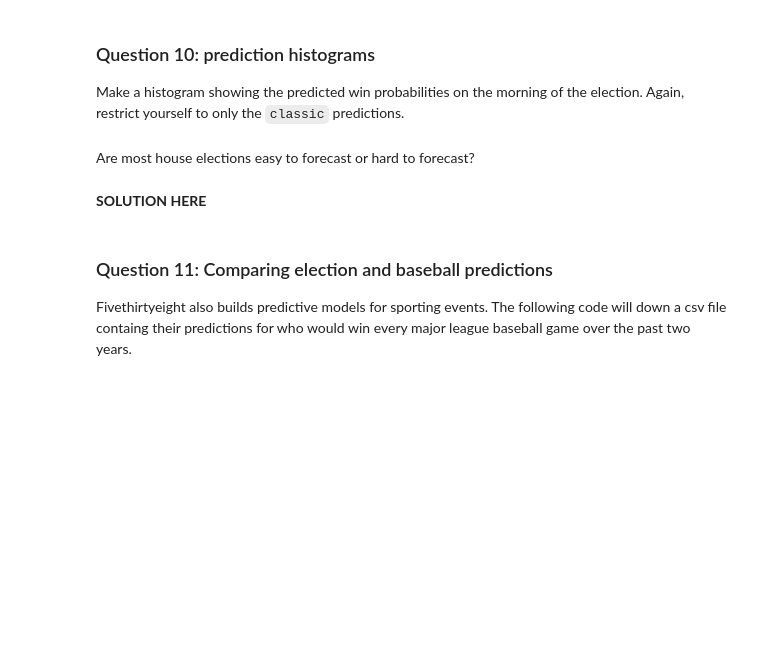
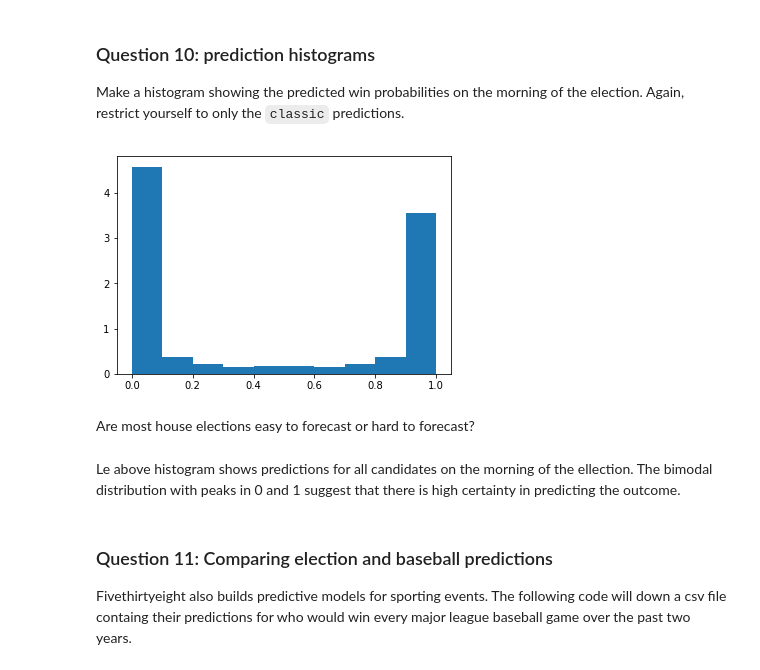
Before and after one commit to jcvdav/Spring2019, a Jupyter notebook: homeworks/homework1/student/homework1.ipynb, the cells around one changed output. Drawn from its saved outputs; the diff is of its cells as text; code cells hidden in the pictures; blank space fills up the shorter version.

```diff
--- a/homeworks/homework1/student/homework1.ipynb
+++ b/homeworks/homework1/student/homework1.ipynb
@@ -276,3 +517,8 @@ Make a histogram showing the predicted win probabilities on the morning of the e
+# %%
+morning_pred = election_data.probwin[(election_data.forecast_type == "classic") & (pd.to_datetime(election_data.forecast_date) == pd.to_datetime(election_data.election_date))]
+n, bins, patches = plt.hist(morning_pred, density = 1)
+# %% [output]
+[figure, added]
 # %% [markdown]
 <!--
 BEGIN QUESTION
@@ -283,8 +529,8 @@ points: 2
 
 Are most house elections easy to forecast or hard to forecast?
 <!-- EXPORT TO PDF -->
-# %% [markdown]
-**SOLUTION HERE**
+# %% [markdown]
+Le above histogram shows predictions for all candidates on the morning of the ellection. The bimodal distribution with peaks in 0 and 1 suggest that there is high certainty in predicting the outcome.
 # %% [markdown]
 ### Question 11: Comparing election and baseball predictions
 
```
Also changed, not shown: parts of 57 cells of this notebook.
